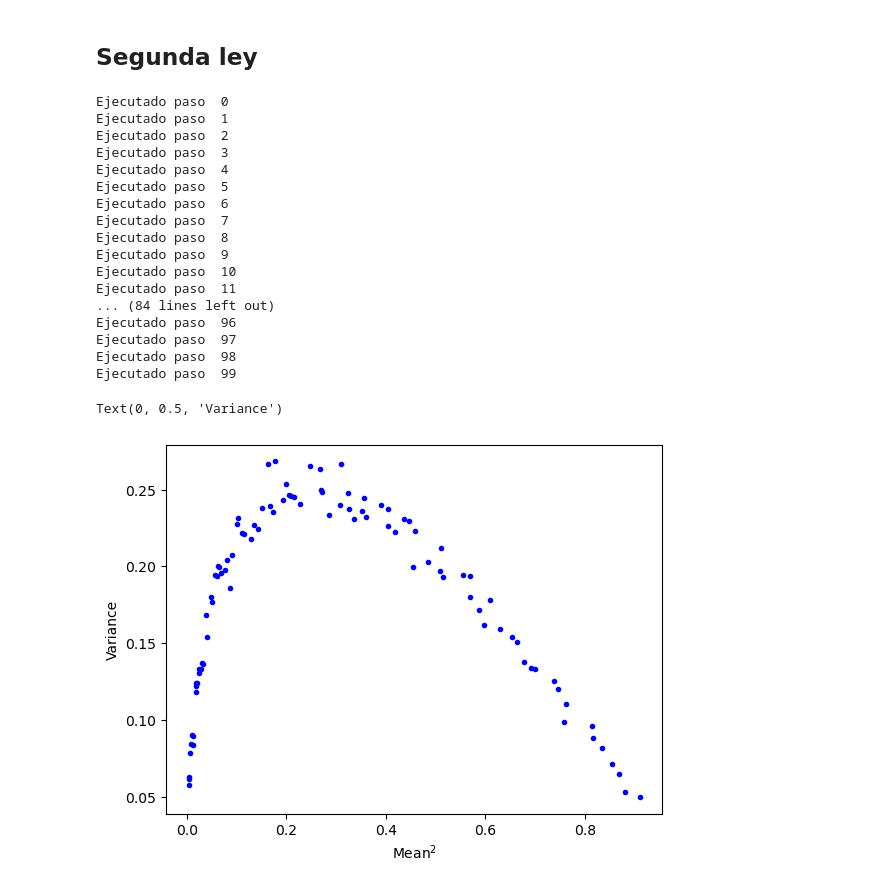
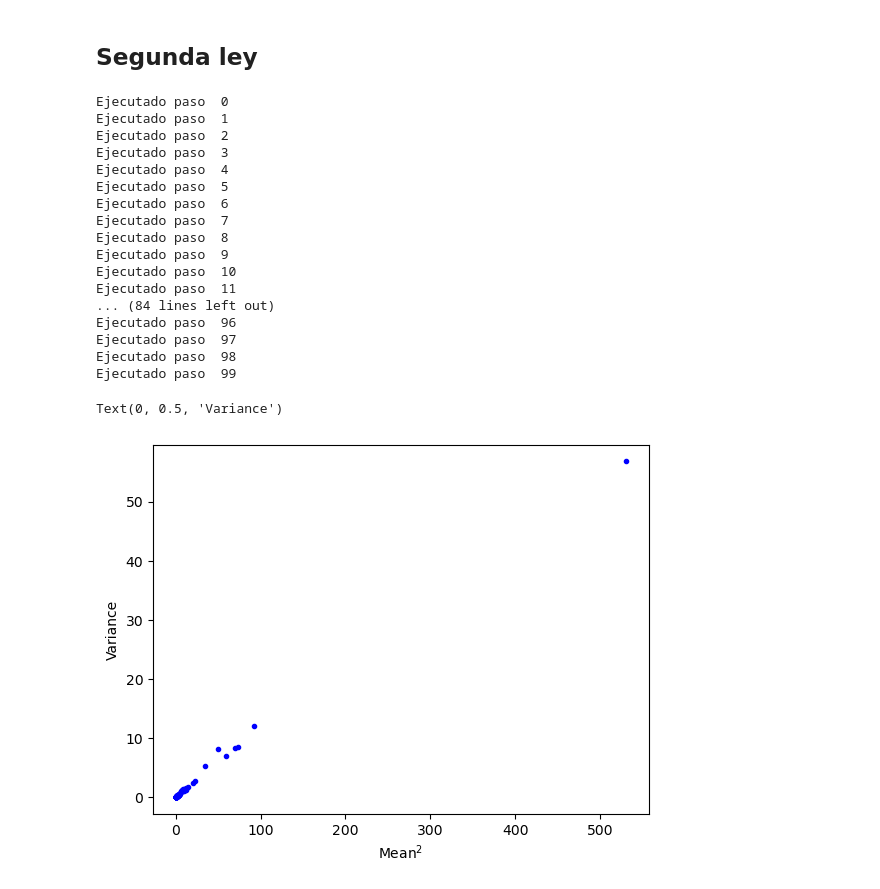
Before and after one commit to OlmoGH/Simulaciones, a Jupyter notebook: Random Walk/macroecological.ipynb, the cells around one changed output. Drawn from its saved outputs; the diff is of its cells as text; code cells hidden in the pictures.

```diff
--- a/Random Walk/macroecological.ipynb
+++ b/Random Walk/macroecological.ipynb
@@ -40,19 +61,19 @@ def samples(x_0, steps, dt, params):
 # %% [markdown]
 ## Primera ley
 # %%
-N = 100000
+N = 10000
 x_0 = np.ones(N)
-steps = 5000
+steps = 1000
 dt = 0.01
-tau = 4
-K = 1
+tau = 4.0
+K = 1.0
 sigma = 1
-params = (tau, K, sigma/np.sqrt(dt))
-alpha = 2 * tau / sigma**2 - 1
+params = (tau, K, sigma)
+alpha = 2 * tau / sigma**2
 beta = 2 * tau / (K * sigma**2)
 
 x = samples(x_0, steps, dt, params)
-plt.plot(np.sort(x))
+plt.plot(x)
 plt.show()
 
 mu = x.mean()
@@ -78,49 +99,49 @@ std:  0.33213853459247644
 ## Segunda ley
 # %%
 tau_range = 1 / np.linspace(2, 0.1, 100)
-K_range = np.linspace(1, 1000, 100)
+K_range = np.sqrt(np.linspace(1, 1000, 100))
 sigma_range = np.sqrt(np.linspace(0, 3, 100))
 
-N = 5000
+N = 100
 x_0 = np.ones(N)
-steps = 3000
+steps = 5000
 dt = 0.01
 tau = 4
 K = 1
 sigma = 1
 
 # Variando tau
-mean = np.zeros(len(tau_range))
-var = np.zeros(len(tau_range))
+variable = K_range
+mean = np.zeros(len(variable))
+var = np.zeros(len(variable))
 
-for i in range(len(tau_range)):
-    params = (tau_range[i], K, sigma/np.sqrt(dt))
-    rectified_steps = steps*2*tau_range[i]
-    x = samples(x_0, rectified_steps, dt, params)
+for i in range(len(variable)):
+    params = (tau, variable[i], sigma)
+    x = samples(x_0, steps, dt, params)
     mean[i] = x.mean()
     var[i] = x.var()
     print("Ejecutado paso ", i)
 
 plt.plot(mean**2, var, 'b.')
 plt.xlabel(r"Mean$^2$")
 plt.ylabel("Variance")
 # %% [output]
 Ejecutado paso  0
 Ejecutado paso  1
 Ejecutado paso  2
 Ejecutado paso  3
 Ejecutado paso  4
 Ejecutado paso  5
 Ejecutado paso  6
 Ejecutado paso  7
 Ejecutado paso  8
 Ejecutado paso  9
 Ejecutado paso  10
 Ejecutado paso  11
 ... (84 lines left out)
 Ejecutado paso  96
 Ejecutado paso  97
 Ejecutado paso  98
 Ejecutado paso  99
 Text(0, 0.5, 'Variance')
-[figure, old version]
+[figure, new version]
```
Also changed, not shown: parts of 6 cells of this notebook.
